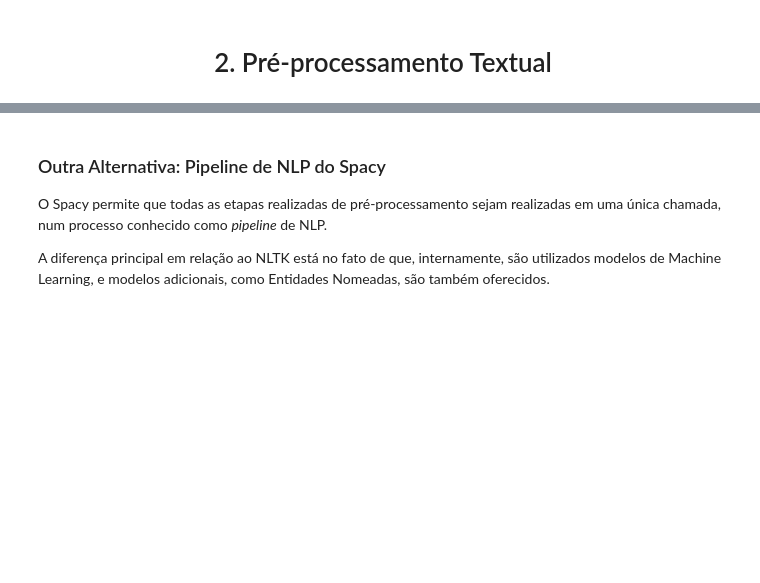
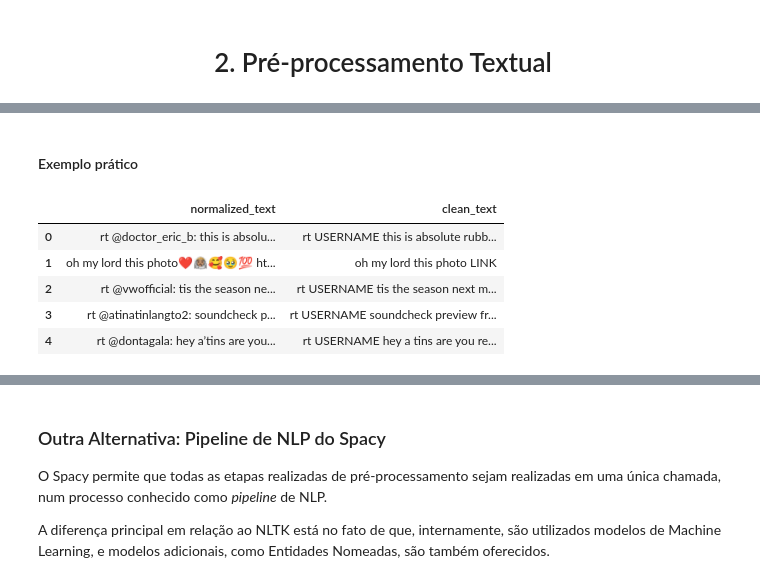
Before and after one commit to webmedia2022-nlp/course-code, a Jupyter notebook: NLP_WebMedia2022.ipynb, the cells around one changed output, grey strips where cells are left out. Cells and saved outputs as stored; diff of their text form; code cells hidden in the pictures; blank space fills up the shorter version.

```diff
--- a/NLP_WebMedia2022.ipynb
+++ b/NLP_WebMedia2022.ipynb
@@ -699,0 +710,2 @@ data.head()
+# %% [markdown]
+#### Exemplo prático
@@ -699,0 +732,9 @@ data.head()
+# %%
+data[['normalized_text', 'clean_text']].head()
+# %% [output]
+|  | normalized_text | clean_text |
+| 0 | rt @doctor_eric_b: this is absolu... | rt USERNAME this is absolute rubb... |
+| 1 | oh my lord this photo❤️🧑🏽‍🚀🥰🥹💯 ht... | oh my lord this photo LINK |
+| 2 | rt @vwofficial: tis the season ne... | rt USERNAME tis the season next m... |
+| 3 | rt @atinatinlangto2: soundcheck p... | rt USERNAME soundcheck preview fr... |
+| 4 | rt @dontagala: hey a’tins are you... | rt USERNAME hey a tins are you re... |
```
Also changed, not shown: parts of 131 cells of this notebook.
